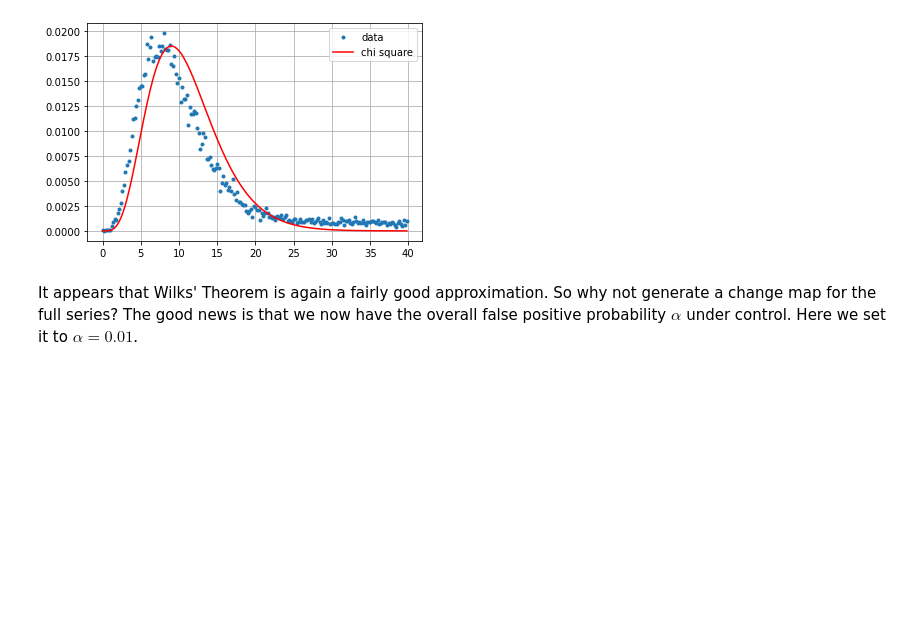
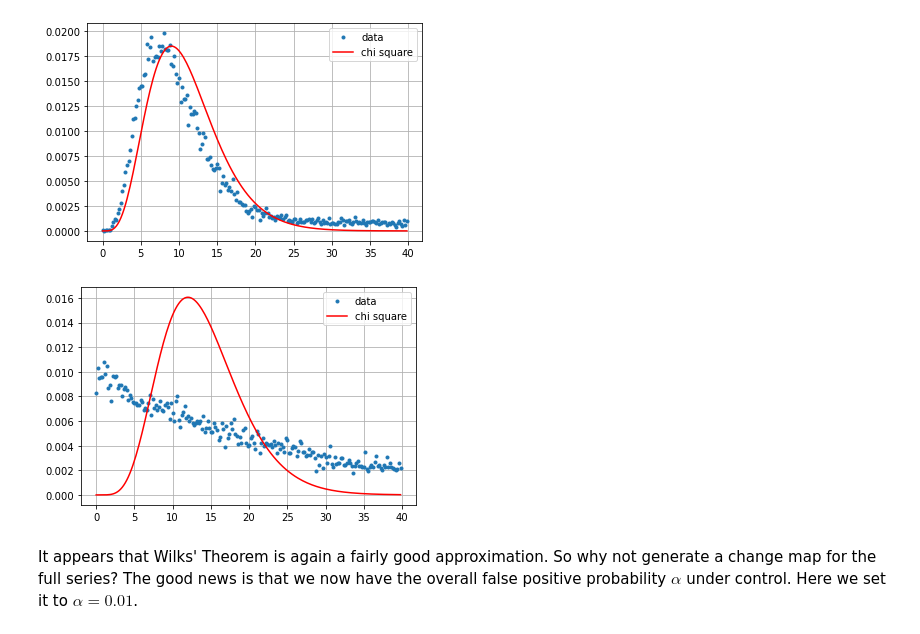
Before and after one commit to mthomp89/landslide-detect, a Jupyter notebook: Mitchell_Manak_Landslide_Detecting_Changes.ipynb, the cells around one changed output. Drawn from its saved outputs; the diff is of its cells as text; code cells hidden in the pictures; blank space fills up the shorter version.

Commit message:
working on Wyoming figures. Need to look into image.select in block 95

```diff
--- a/Mitchell_Manak_Landslide_Detecting_Changes.ipynb
+++ b/Mitchell_Manak_Landslide_Detecting_Changes.ipynb
@@ -179,12 +177,12 @@ display(m)
 # %% [markdown]
 #### Wyoming AOI
 # %%
-# # Wyoming:
-# m = folium.Map(location=[43.51364004, -108.1852766],
-#                zoom_start=11, tiles="Stamen Terrain")
-# folium.Marker([43.51364004, -108.1852766],
-#               popup="<i>Wyoming Landslide</i>").add_to(m)
-# folium.GeoJson(geoJSON).add_to(m)
-# # This GeoJson addition below is the bounding box for bit
-# # m.add_ee_layer(aoi)
-# display(m)
+# Wyoming:
+m = folium.Map(location=[43.51364004, -108.1852766],
+               zoom_start=11, tiles="Stamen Terrain")
+folium.Marker([43.51364004, -108.1852766],
+              popup="<i>Wyoming Landslide</i>").add_to(m)
+folium.GeoJson(geoJSON).add_to(m)
+# This GeoJson addition below is the bounding box for bit
+# m.add_ee_layer(aoi)
+display(m)
@@ -396,21 +396,23 @@ plt.show()
 # %% [output]
 [figure]
 # %%
-# # Wyoming
-# k = 15
-# hist = (omnibus(vv_list.slice(0,k))
-#         .reduceRegion(ee.Reducer.fixedHistogram(0, 40, 200), geometry=aoi, scale=10)
-#         .get('constant')
-#         .getInfo())
+# Wyoming
+k = 15
+hist = (omnibus(vv_list.slice(0,k))
+        .reduceRegion(ee.Reducer.fixedHistogram(0, 40, 200), geometry=aoi, scale=10)
+        .get('constant')
+        .getInfo())
 
-# a = np.array(hist)
-# x = a[:,0]
-# y = a[:,1]/np.sum(a[:,1])
-# plt.plot(x, y, '.', label='data')
-# plt.plot(x, chi2.pdf(x, k-1)/5, '-r', label='chi square')
-# plt.legend()
-# plt.grid()
-# plt.show()
+a = np.array(hist)
+x = a[:,0]
+y = a[:,1]/np.sum(a[:,1])
+plt.plot(x, y, '.', label='data')
+plt.plot(x, chi2.pdf(x, k-1)/5, '-r', label='chi square')
+plt.legend()
+plt.grid()
+plt.show()
+# %% [output]
+[figure, added]
 # %% [markdown]
 It appears that Wilks' Theorem is again a fairly good approximation. So why not generate a change map for the full series? The good news is that we now have the overall false positive probability $\alpha$ under control. Here we set it to $\alpha=0.01$.
 # %%
```
Also changed, not shown: parts of 19 cells of this notebook.
